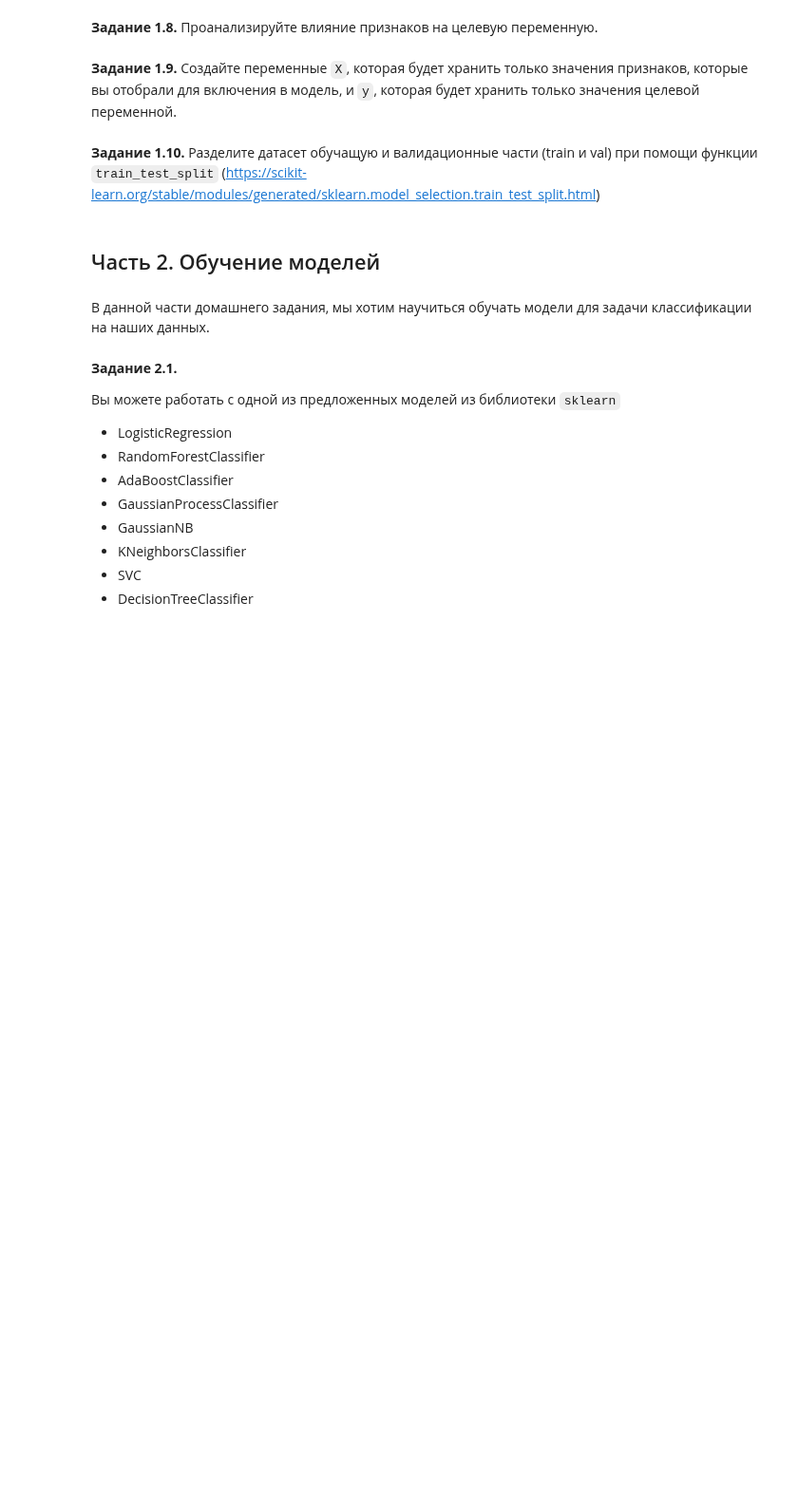
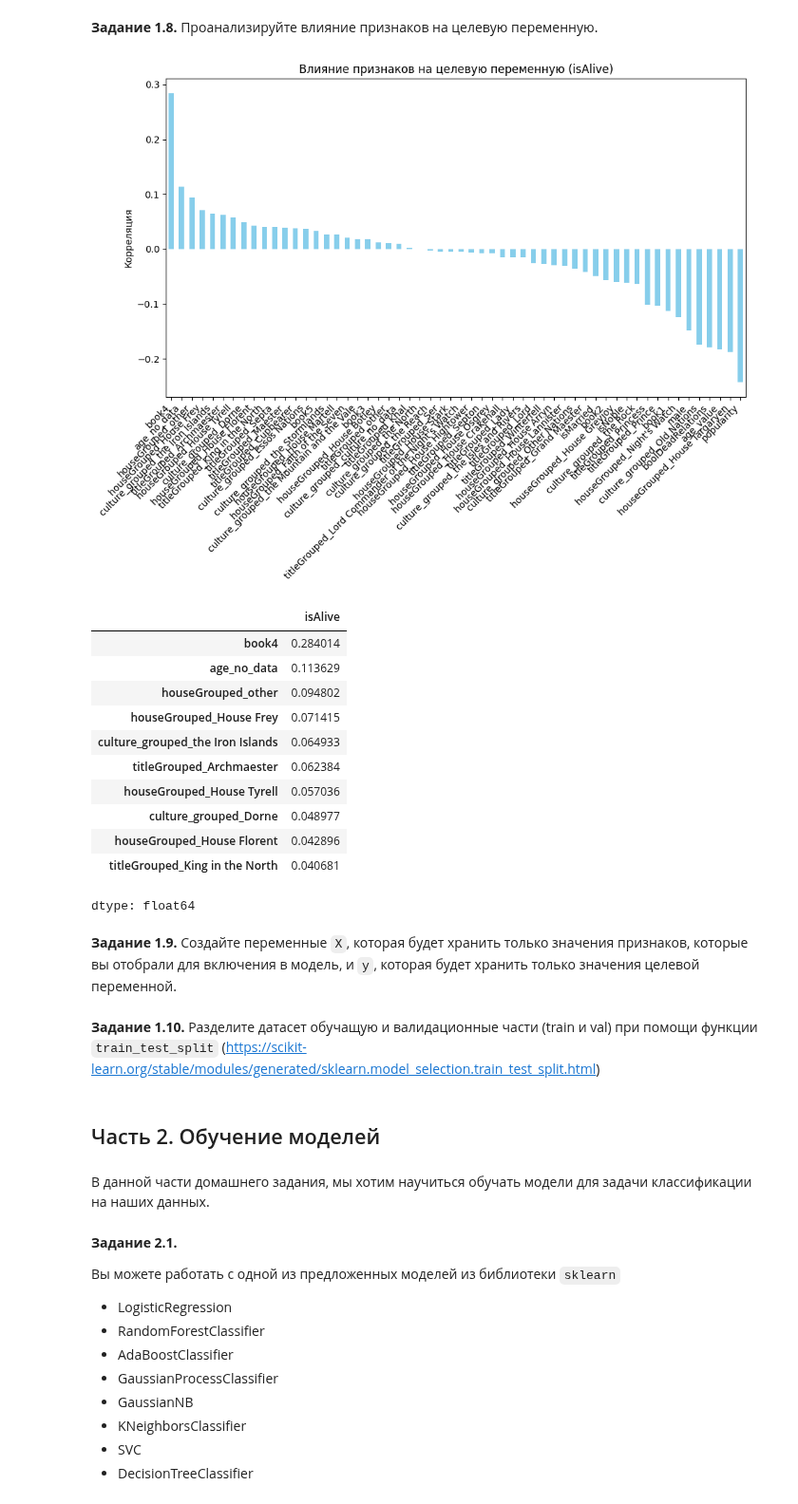
Before and after one commit to code-stepan/DeepLearningSchool, a Jupyter notebook: hw_1_game_of_thrones.ipynb, the cells around one changed output. Shown at 95% size. Drawn from its saved outputs; the diff is of its cells as text; code cells hidden in the pictures; blank space fills up the shorter version.

```diff
--- a/hw_1_game_of_thrones.ipynb
+++ b/hw_1_game_of_thrones.ipynb
@@ -531,2 +537,29 @@ pd.pivot_table(data = data, values = 'isAlive', index = 'isAliveSpouse', aggfunc
+# %%
+# Извлекаем корреляцию каждого признака с целевой переменной
+target_corr = corr_matrix['isAlive'].drop(labels=['isAlive']).sort_values(ascending=False)
+
+plt.figure(figsize=(10, 8))
+target_corr.plot(kind='bar', color='skyblue')
+plt.title('Влияние признаков на целевую переменную (isAlive)')
+plt.ylabel('Корреляция')
+plt.xticks(rotation=45, ha='right')
+plt.tight_layout()
+plt.show()
+
+target_corr.head(10)
+# %% [output]
+[figure, added]
+|  | isAlive |
+| book4 | 0.284014 |
+| age_no_data | 0.113629 |
+| houseGrouped_other | 0.094802 |
+| houseGrouped_House Frey | 0.071415 |
+| culture_grouped_the Iron Islands | 0.064933 |
+| titleGrouped_Archmaester | 0.062384 |
+| houseGrouped_House Tyrell | 0.057036 |
+| culture_grouped_Dorne | 0.048977 |
+| houseGrouped_House Florent | 0.042896 |
+| titleGrouped_King in the North | 0.040681 |
+dtype: float64
 # %% [markdown]
 **Задание 1.9.** Создайте переменные `X`, которая будет хранить только значения признаков, которые вы отобрали для включения в модель, и `y`, которая будет хранить только значения целевой переменной.
```
Also changed, not shown: parts of 23 cells of this notebook.
